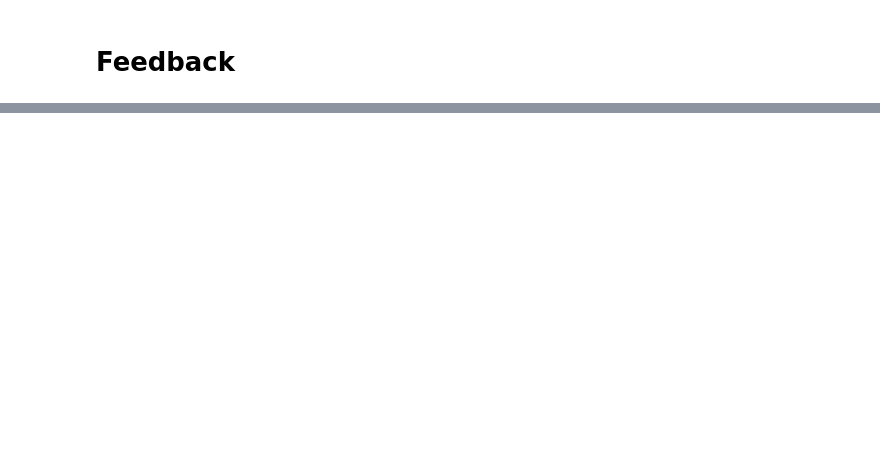
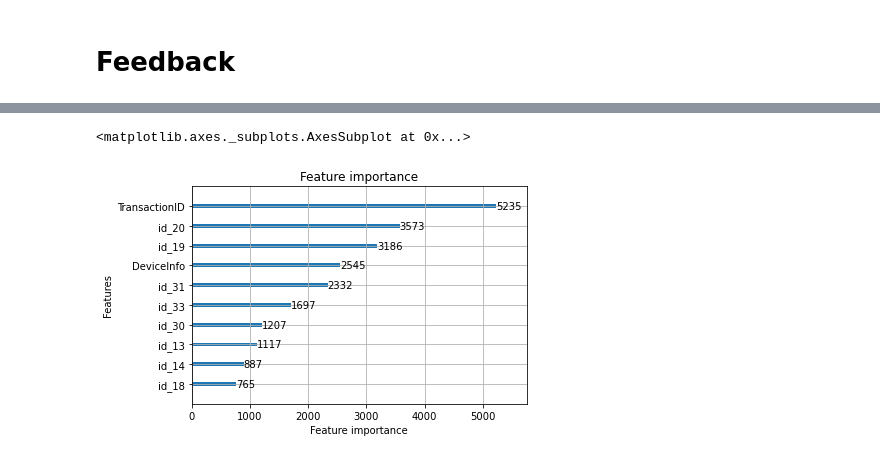
Before and after one commit to uda129/kaggle_fraud_detecion, a Jupyter notebook: fraud_detecion.ipynb, the cells around one changed output, grey strips where cells are left out. Drawn from its saved outputs; the diff is of its cells as text; code cells hidden in the pictures; blank space fills up the shorter version.

```diff
--- a/fraud_detecion.ipynb
+++ b/fraud_detecion.ipynb
@@ -318,0 +529,28 @@ print (label_encoder['P_emaildomain'].inverse_transform([16,19,36]))
+# %%
+tr_id_columns = [ x for x in tr_id_columns if x in tr.columns]
+tr = tr[tr_id_columns]
+# %%
+params = {'num_leaves': [256],
+          'min_child_samples': [79],
+          'max_depth': [13],
+          'learning_rate': [0.03],
+          "subsample_freq": [3],
+          "subsample": [0.9],
+          "bagging_seed": [11],
+          "verbosity": [-1],
+          'reg_alpha': [0.3],
+          'reg_lambda': [0.3],
+          'colsample_bytree': [0.9]
+         }
+
+lgbm_classifier = lgb.LGBMClassifier(
+          objective= 'binary',
+          boosting_type= "gbdt",
+          metric= 'auc'
+)
+
+tscv = TimeSeriesSplit(n_splits=5)
+gsearch = GridSearchCV(lgbm_classifier, n_jobs=1, param_grid=params, cv = tscv, scoring="roc_auc", verbose=10)
+gsearch.fit(tr, tr_label)
+
+best_paramters = gsearch.best_estimator_.get_params()
@@ -318,0 +596,5 @@ print (label_encoder['P_emaildomain'].inverse_transform([16,19,36]))
+# %%
+lgb.plot_importance(gsearch.best_estimator_, max_num_features=10)
+# %% [output]
+<matplotlib.axes._subplots.AxesSubplot at 0x...>
+[figure, added]
```
Also changed, not shown: parts of 46 cells of this notebook.
